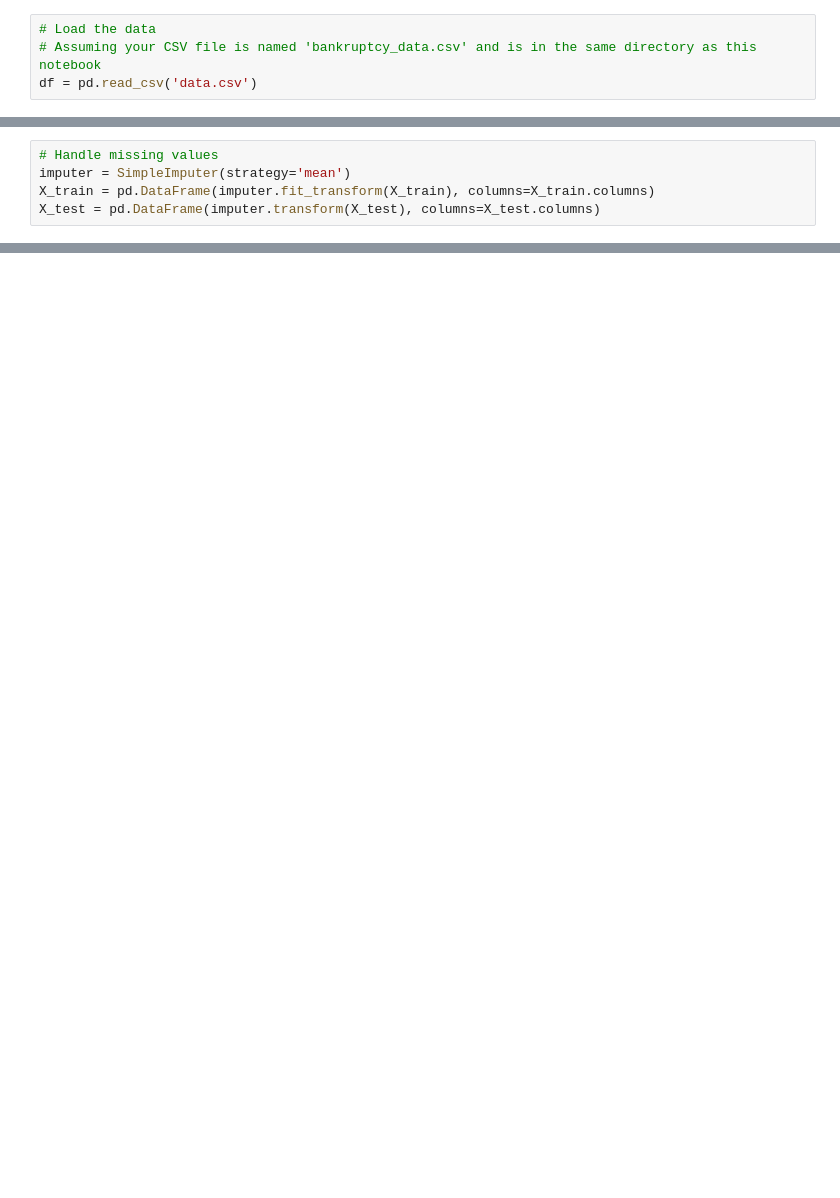
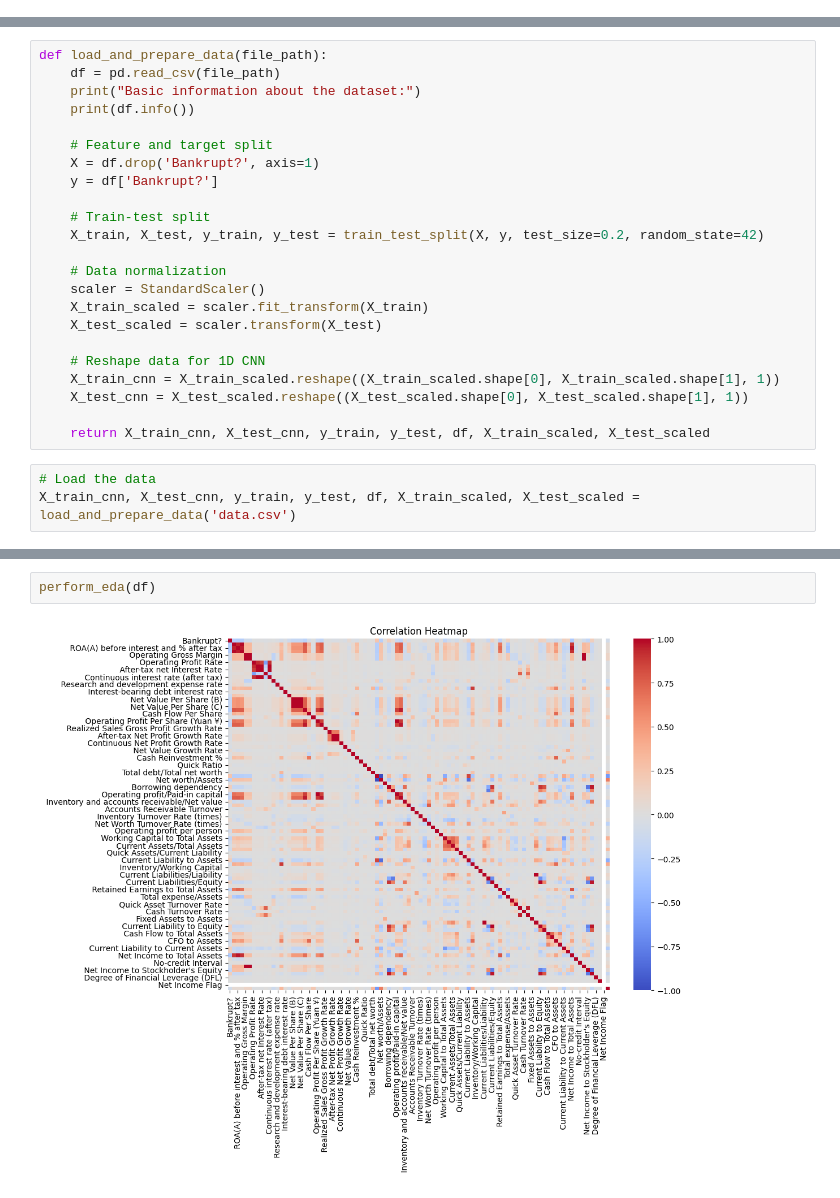
Before and after one commit to Navojith/DL-Assignment, a Jupyter notebook: IT21237904.ipynb, the cells around one changed output, grey strips where cells are left out. Cells and saved outputs as stored; diff of their text form; blank space fills up the shorter version.

```diff
--- a/IT21237904.ipynb
+++ b/IT21237904.ipynb
@@ -12,4 +15,0 @@ from sklearn.impute import SimpleImputer
-# %%
-# Load the data
-# Assuming your CSV file is named 'bankruptcy_data.csv' and is in the same directory as this notebook
-df = pd.read_csv('data.csv')
@@ -119,5 +15,0 @@ X_train, X_test, y_train, y_test = train_test_split(X, y, test_size=0.2, random_
-# %%
-# Handle missing values
-imputer = SimpleImputer(strategy='mean')
-X_train = pd.DataFrame(imputer.fit_transform(X_train), columns=X_train.columns)
-X_test = pd.DataFrame(imputer.transform(X_test), columns=X_test.columns)
@@ -133,0 +86,26 @@ rf_model = RandomForestClassifier(n_estimators=100, random_state=42)
+# %%
+def load_and_prepare_data(file_path):
+    df = pd.read_csv(file_path)
+    print("Basic information about the dataset:")
+    print(df.info())
+
+    # Feature and target split
+    X = df.drop('Bankrupt?', axis=1)
+    y = df['Bankrupt?']
+
+    # Train-test split
+    X_train, X_test, y_train, y_test = train_test_split(X, y, test_size=0.2, random_state=42)
+
+    # Data normalization
+    scaler = StandardScaler()
+    X_train_scaled = scaler.fit_transform(X_train)
+    X_test_scaled = scaler.transform(X_test)
+
+    # Reshape data for 1D CNN
+    X_train_cnn = X_train_scaled.reshape((X_train_scaled.shape[0], X_train_scaled.shape[1], 1))
+    X_test_cnn = X_test_scaled.reshape((X_test_scaled.shape[0], X_test_scaled.shape[1], 1))
+
+    return X_train_cnn, X_test_cnn, y_train, y_test, df, X_train_scaled, X_test_scaled
+# %%
+# Load the data
+X_train_cnn, X_test_cnn, y_train, y_test, df, X_train_scaled, X_test_scaled = load_and_prepare_data('data.csv')
@@ -133,0 +130,4 @@ rf_model = RandomForestClassifier(n_estimators=100, random_state=42)
+# %%
+perform_eda(df)
+# %% [output]
+[figure, added]
```
Also changed, not shown: parts of 28 cells of this notebook.
